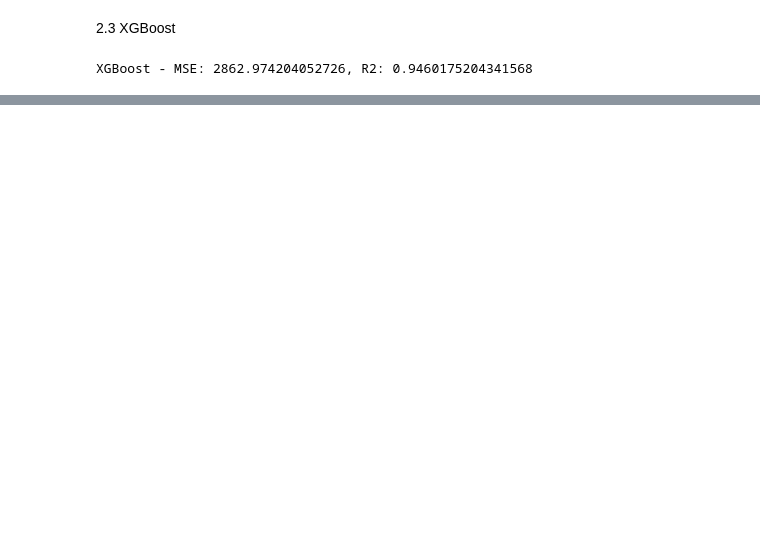
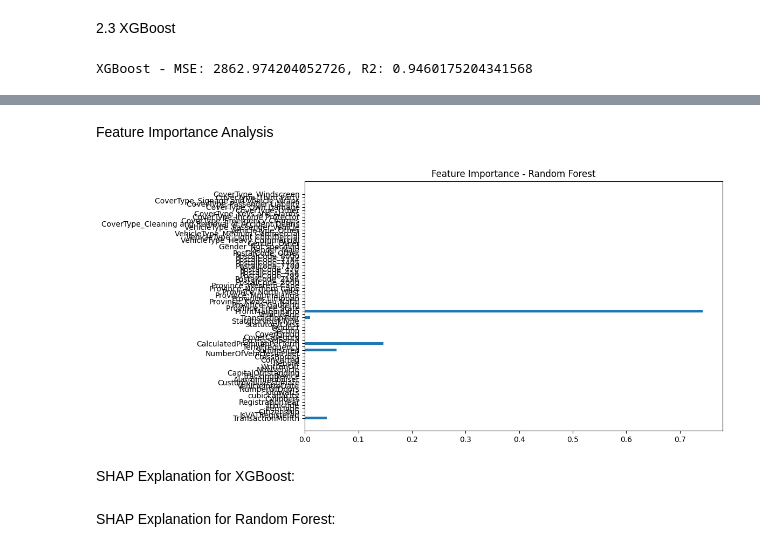
Before and after one commit to duresaguye/AlphaCare-Insurance-Solutions-data-analytics, a Jupyter notebook: model/stat_modeling.ipynb, the cells around one changed output, grey strips where cells are left out. Saved outputs shown, nothing was run; the diff lists cells and outputs as text; code cells hidden in the pictures; blank space fills up the shorter version.

```diff
--- a/model/stat_modeling.ipynb
+++ b/model/stat_modeling.ipynb
@@ -146,0 +188,20 @@ XGBoost - MSE: 2862.974204052726, R2: 0.9460175204341568
+# %% [markdown]
+Feature Importance Analysis
+# %%
+import matplotlib.pyplot as plt
+
+# Feature importance using Random Forest
+feature_importances_rf = rf_model.feature_importances_
+features = X.columns  # Use original feature names
+
+# Plot feature importance
+plt.figure(figsize=(10, 6))
+plt.barh(features, feature_importances_rf)
+plt.title('Feature Importance - Random Forest')
+plt.show()
+# %% [output]
+[figure, added]
+# %% [markdown]
+SHAP Explanation for XGBoost:
+# %% [markdown]
+SHAP Explanation for Random Forest:
```
Also changed, not shown: parts of 5 cells of this notebook.
